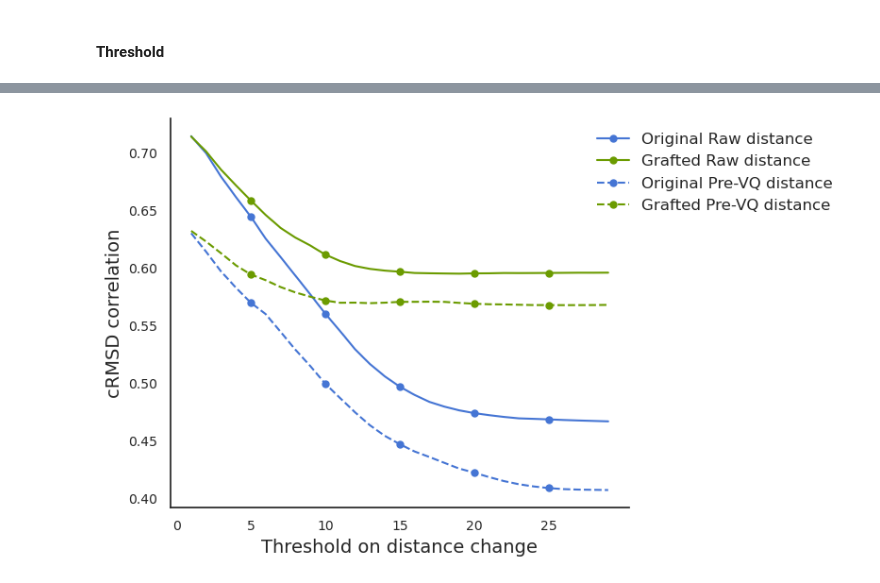
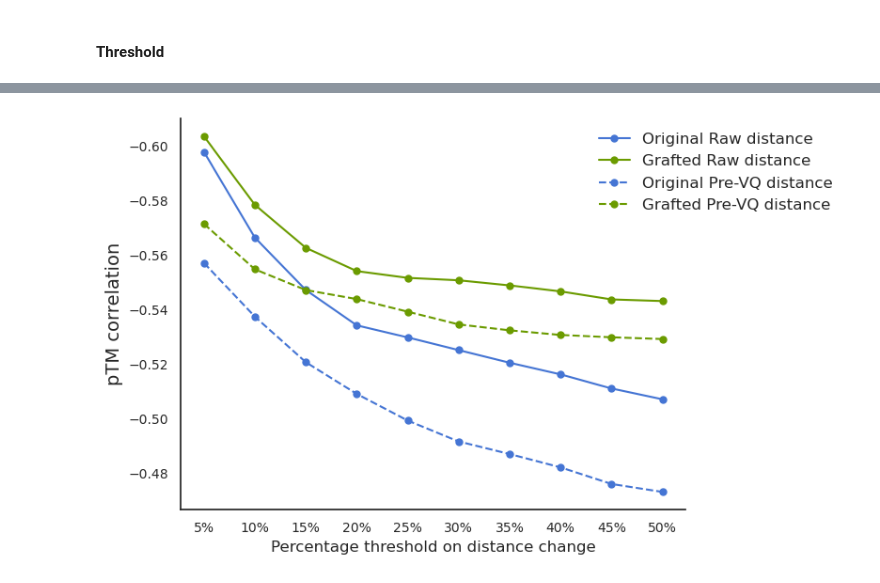
Before and after one commit to H-Dw/FANGS_v1, a Jupyter notebook: notebook/correlation_distance_dupl_embe_250627.ipynb, the cells around one changed output, grey strips where cells are left out. Drawn from its saved outputs; the diff is of its cells as text; code cells hidden in the pictures.

```diff
--- a/notebook/correlation_distance_dupl_embe_250627.ipynb
+++ b/notebook/correlation_distance_dupl_embe_250627.ipynb
@@ -605,21 +723,4 @@ ptm_plt_all.show()
 # %%
-# Target embedding
-embes = [
-    ('raw_embeddings',   '-'),
-    ('pre_q_embeddings', '--'),
-]
-
-orig_color = '#4575D4'
-graf_color = '#6B9B00'
-# palette = {
-#     'Original connector': '#4575D4',
-#     'Grafted connector':  '#6B9B00'
-# }
-
-# Set thresholds
-thresholds = np.arange(0, 30, 1)
-step = 5
-
 plt.figure(figsize=(8, 5))
 ax = plt.gca()
 
@@ -628,61 +729,85 @@ for embe, linestyle in embes:
     orig_col   = f'original_euclidean_all_{embe}_norm'
     graf_col   = f'grafted_euclidean_all_{embe}_norm'
 
+    # --- 核心改进步骤 ---
+    # 计算每个 Donator 组内的 Rank 百分比
+    # pct=True 会返回 0.0 到 1.0 之间的数值，乘以 100 方便后续处理
+    # ascending=True 表示 change 越小（越接近0），排名越靠前（百分比越小）
+    rank_col = f'rank_pct_{embe}'
+    connector_df[rank_col] = connector_df.groupby('Donator')[change_col].rank(pct=True, ascending=True) * 100
+
     corr_orig, p_orig = [], []
     corr_graf, p_graf = [], []
 
+    # 4. 使用不同的百分比阈值进行过滤和计算
     for th in thresholds:
-        df_filt = connector_df[connector_df[change_col] <= th]
+        # 过滤：只保留组内排名在当前百分比阈值内的样本
+        df_filt = connector_df[connector_df[rank_col] <= th]
+
+        # 为了防止样本过少导致计算报错（例如 th=5% 时可能某些组为空），加个简单判断
+        if len(df_filt) < 2:
+            corr_orig.append(np.nan)
+            corr_graf.append(np.nan)
+            continue
+
         orig_value = df_filt[orig_col]
         graf_value = df_filt[graf_col]
 
-        # r_orig, pval_orig = pearsonr(orig_value, df_filt['cRMSD'])
-        # r_graf, pval_graf = pearsonr(graf_value, df_filt['cRMSD'])
+        # 计算 Spearman 相关性
+        r_orig, pval_orig = spearmanr(orig_value, df_filt['pTM'])
+        r_graf, pval_graf = spearmanr(graf_value, df_filt['pTM'])
 
-        r_orig, pval_orig = spearmanr(orig_value, df_filt['cRMSD'])
-        r_graf, pval_graf = spearmanr(graf_value, df_filt['cRMSD'])
-
-        corr_orig.append(r_orig); p_orig.append(pval_orig)
-        corr_graf.append(r_graf); p_graf.append(pval_graf)
+        corr_orig.append(r_orig)
+        p_orig.append(pval_orig)
+        corr_graf.append(r_graf)
+        p_graf.append(pval_graf)
 
     # Plot corr_orig
     line_orig, = ax.plot(
         thresholds, corr_orig,
         linestyle=linestyle, color=orig_color,
-        marker='o', markevery=step, markersize=5,
+        marker='o', markersize=5, # markevery=step
         label=f"{embe} → Original"
     )
 
     # PLot corr_graf
     line_graf, = ax.plot(
         thresholds, corr_graf,
         linestyle=linestyle, color=graf_color,
-        marker='o', markevery=step, markersize=5,
+        marker='o', markersize=5, # markevery=step
         label=f"{embe} → Grafted"
     )
 
 ax.grid(False)
 
-ax.set_xlabel('Threshold on distance change', fontsize=14)
-ax.set_ylabel('cRMSD correlation', fontsize=14)
-ax.set_xticks(thresholds[::step])
+# 5. 更新轴标签和图例
+ax.set_xlabel('Percentage threshold on distance change', fontsize=12)
+ax.set_ylabel('pTM correlation', fontsize=14)
+
+# 设置 X 轴刻度
+ax.set_xticks(thresholds)
+ax.set_xticklabels([f'{int(t)}%' for t in thresholds]) # 添加 % 符号
+
 ax.tick_params(labelsize=10)
 ax.spines['top'].set_visible(False)
 ax.spines['right'].set_visible(False)
 
 # Self-defined legend
 legend_entries = [
     "Original Raw distance",
     "Grafted Raw distance",
     "Original Pre-VQ distance",
     "Grafted Pre-VQ distance",
 ]
-# ax.legend(legend_entries, loc='best', fontsize=10, frameon=False)
-ax.legend(legend_entries, bbox_to_anchor=(0.90, 1), loc='upper left', fontsize=12, frameon=False)
+
+# 调整图例位置，避免遮挡
+ax.legend(legend_entries, bbox_to_anchor=(0.80, 1), loc='upper left', fontsize=12, frameon=False)
+ax.invert_yaxis()
 
 plt.tight_layout()
 
-plt.savefig(f"{fig_save_path}/threshold_on_distance_change_cRMSD.png", dpi=600, bbox_inches='tight')
+# 保存图片
+plt.savefig(f"{fig_save_path}/threshold_on_distance_change_percentage_pTM.png", dpi=600, bbox_inches='tight')
 plt.show()
 # %% [output]
-[figure, old version]
+[figure, new version]
```
Also changed, not shown: parts of 7 cells of this notebook, 5 other files.
